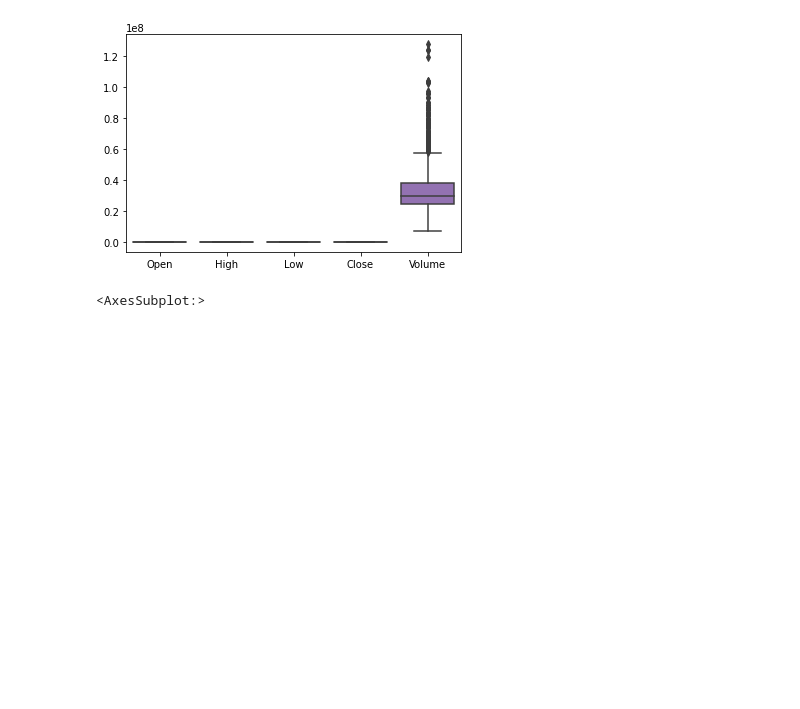
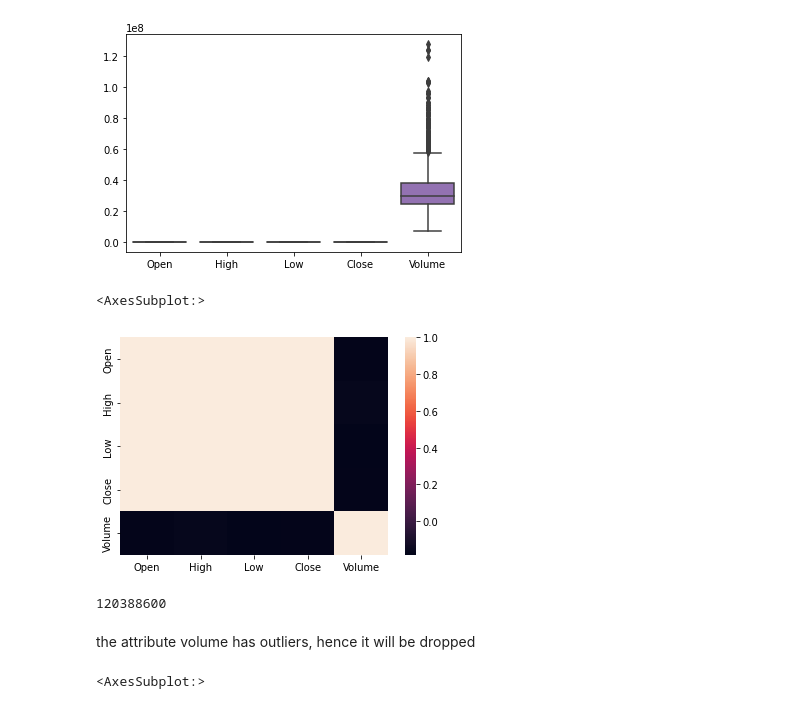
Before and after one commit to MadKauSing/kaggle-DA-MI, a Jupyter notebook: data-analytics-ue20cs312/test.ipynb, the cells around one changed output. Cells and saved outputs as stored; diff of their text form; code cells hidden in the pictures; blank space fills up the shorter version.

```diff
--- a/data-analytics-ue20cs312/test.ipynb
+++ b/data-analytics-ue20cs312/test.ipynb
@@ -36,6 +45,18 @@ sns.boxplot(data=df)
 # %% [output]
 <AxesSubplot:>
 [figure]
+# %%
+corr=df.corr()
+sns.heatmap(corr)
+# %% [output]
+<AxesSubplot:>
+[figure, added]
+# %%
+print(df['Volume'].max()-df['Volume'].min())
+# %% [output]
+120388600
+# %% [markdown]
+the attribute volume has outliers, hence it will be dropped
 # %%
 check=df.drop(['Volume'],axis=1)
 corr=check.corr()
```
Also changed, not shown: parts of 23 cells of this notebook.
